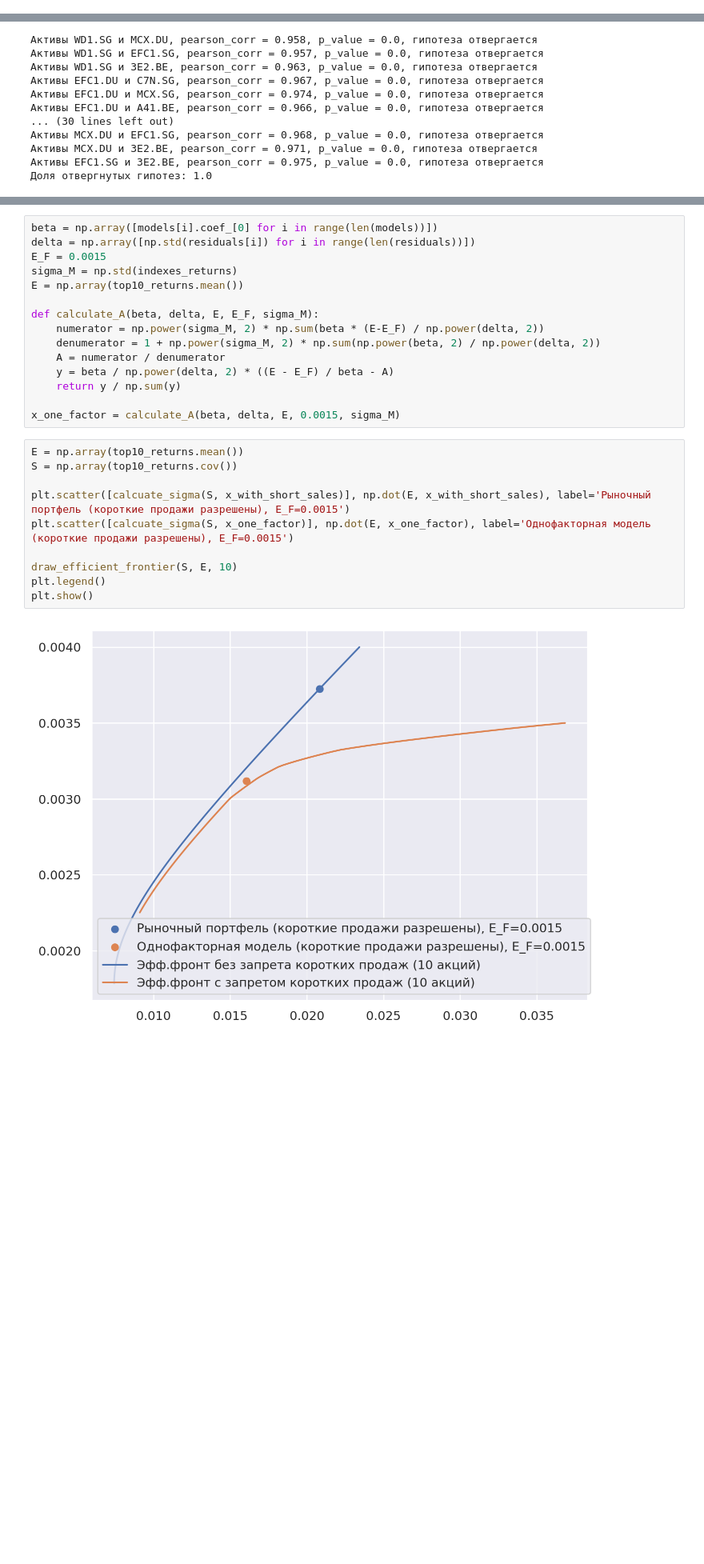
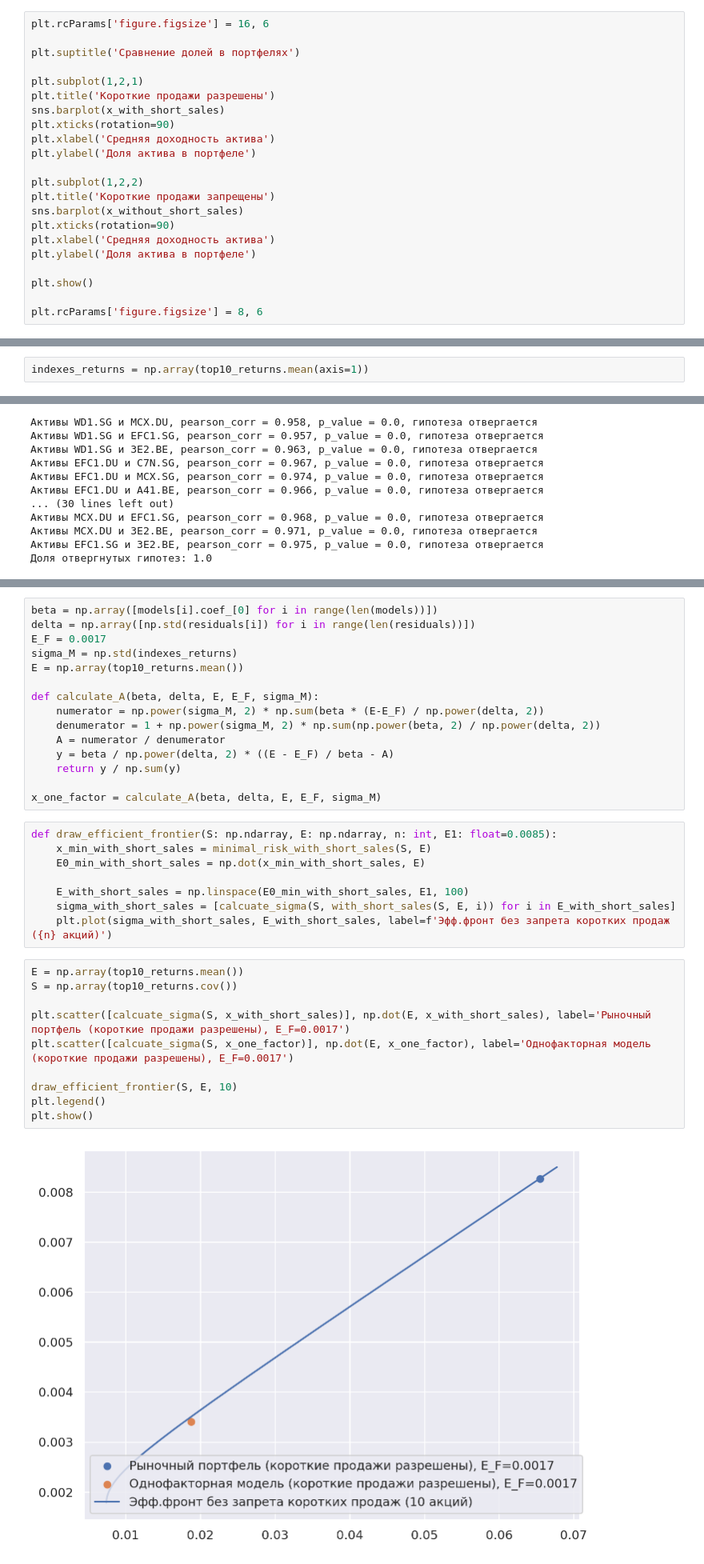
Before and after one commit to antonov1lya/ResearchSeminar2024, a Jupyter notebook: lab2.ipynb, the cells around one changed output, grey strips where cells are left out. Shown at 80% size. Saved outputs shown, nothing was run; the diff lists cells and outputs as text; blank space fills up the shorter version.

```diff
--- a/lab2.ipynb
+++ b/lab2.ipynb
@@ -452,0 +471,22 @@ plt.show()
+# %%
+plt.rcParams['figure.figsize'] = 16, 6
+
+plt.suptitle('Сравнение долей в портфелях')
+
+plt.subplot(1,2,1)
+plt.title('Короткие продажи разрешены')
+sns.barplot(x_with_short_sales)
+plt.xticks(rotation=90)
+plt.xlabel('Средняя доходность актива')
+plt.ylabel('Доля актива в портфеле')
+
+plt.subplot(1,2,2)
+plt.title('Короткие продажи запрещены')
+sns.barplot(x_without_short_sales)
+plt.xticks(rotation=90)
+plt.xlabel('Средняя доходность актива')
+plt.ylabel('Доля актива в портфеле')
+
+plt.show()
+
+plt.rcParams['figure.figsize'] = 8, 6
@@ -472,6 +549,8 @@ for i in top10_returns.columns:
     lr.fit(np.array(top10_returns[i]).reshape(-1, 1), indexes_returns)
     models.append(lr)
     residuals.append(indexes_returns - lr.predict(np.array(top10_returns[i]).reshape(-1, 1)))
+# %%
+indexes_returns = np.array(top10_returns.mean(axis=1))
 # %% [markdown]
 С помощью t-теста Стьюдента проверим адекватность предположения $E(\varepsilon_i)=0$. Каждая гипотеза проверяется на уровне значимости $\alpha=0.05$.
 # %%
@@ -562,7 +649,7 @@ print(f'Доля отвергнутых гипотез: {s/(len(top10_returns.co
 # %%
 beta = np.array([models[i].coef_[0] for i in range(len(models))])
 delta = np.array([np.std(residuals[i]) for i in range(len(residuals))])
-E_F = 0.0015
+E_F = 0.0017
 sigma_M = np.std(indexes_returns)
 E = np.array(top10_returns.mean())
 
@@ -573,16 +660,24 @@ def calculate_A(beta, delta, E, E_F, sigma_M):
     y = beta / np.power(delta, 2) * ((E - E_F) / beta - A)
     return y / np.sum(y)
 
-x_one_factor = calculate_A(beta, delta, E, 0.0015, sigma_M)
+x_one_factor = calculate_A(beta, delta, E, E_F, sigma_M)
+# %%
+def draw_efficient_frontier(S: np.ndarray, E: np.ndarray, n: int, E1: float=0.0085):
+    x_min_with_short_sales = minimal_risk_with_short_sales(S, E)
+    E0_min_with_short_sales = np.dot(x_min_with_short_sales, E)
+
+    E_with_short_sales = np.linspace(E0_min_with_short_sales, E1, 100)
+    sigma_with_short_sales = [calcuate_sigma(S, with_short_sales(S, E, i)) for i in E_with_short_sales]
+    plt.plot(sigma_with_short_sales, E_with_short_sales, label=f'Эфф.фронт без запрета коротких продаж ({n} акций)')
 # %%
 E = np.array(top10_returns.mean())
 S = np.array(top10_returns.cov())
 
-plt.scatter([calcuate_sigma(S, x_with_short_sales)], np.dot(E, x_with_short_sales), label='Рыночный портфель (короткие продажи разрешены), E_F=0.0015')
-plt.scatter([calcuate_sigma(S, x_one_factor)], np.dot(E, x_one_factor), label='Однофакторная модель (короткие продажи разрешены), E_F=0.0015')
+plt.scatter([calcuate_sigma(S, x_with_short_sales)], np.dot(E, x_with_short_sales), label='Рыночный портфель (короткие продажи разрешены), E_F=0.0017')
+plt.scatter([calcuate_sigma(S, x_one_factor)], np.dot(E, x_one_factor), label='Однофакторная модель (короткие продажи разрешены), E_F=0.0017')
 
 draw_efficient_frontier(S, E, 10)
 plt.legend()
 plt.show()
 # %% [output]
-[figure, old version]
+[figure, new version]
```
Also changed, not shown: parts of 51 cells of this notebook.
